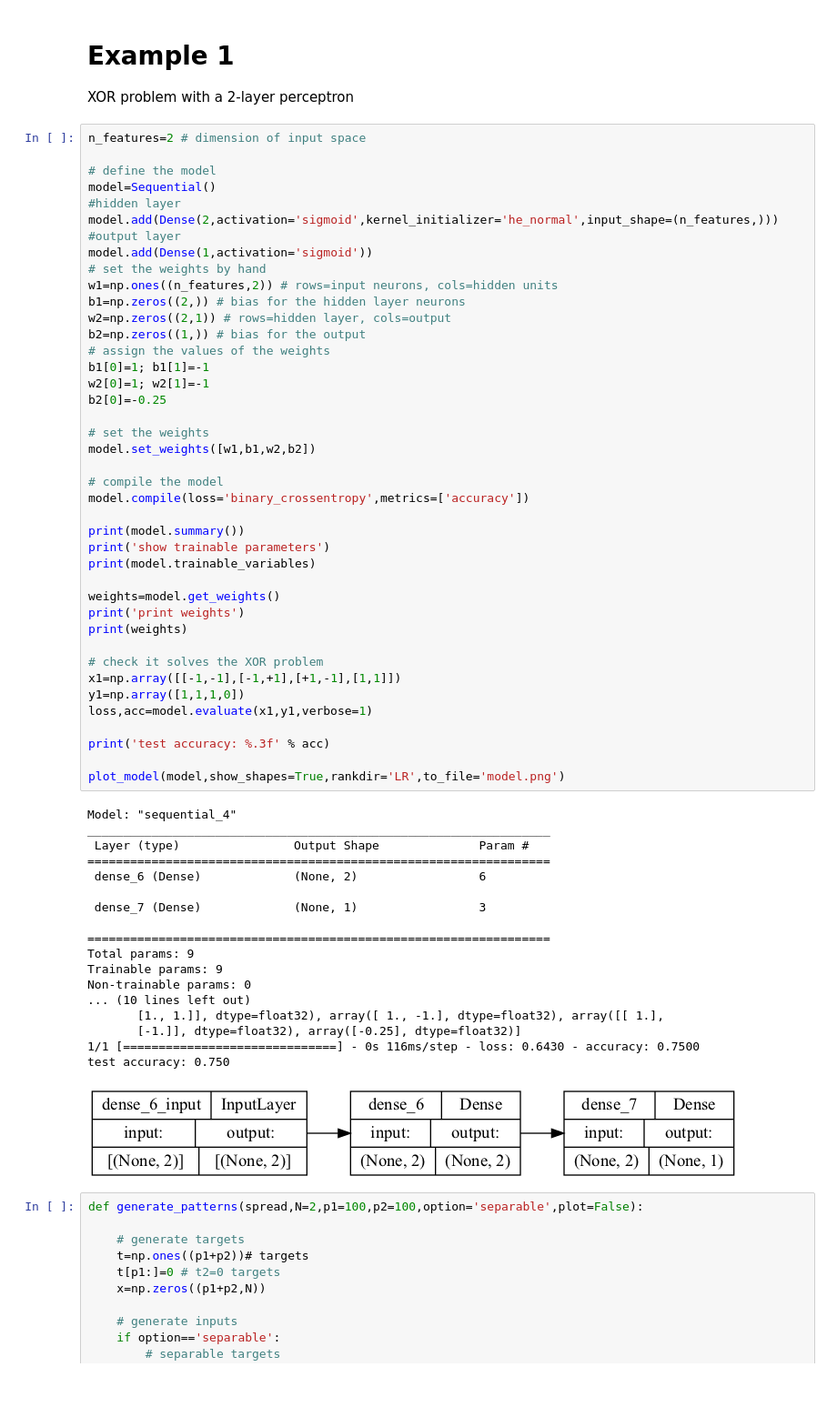
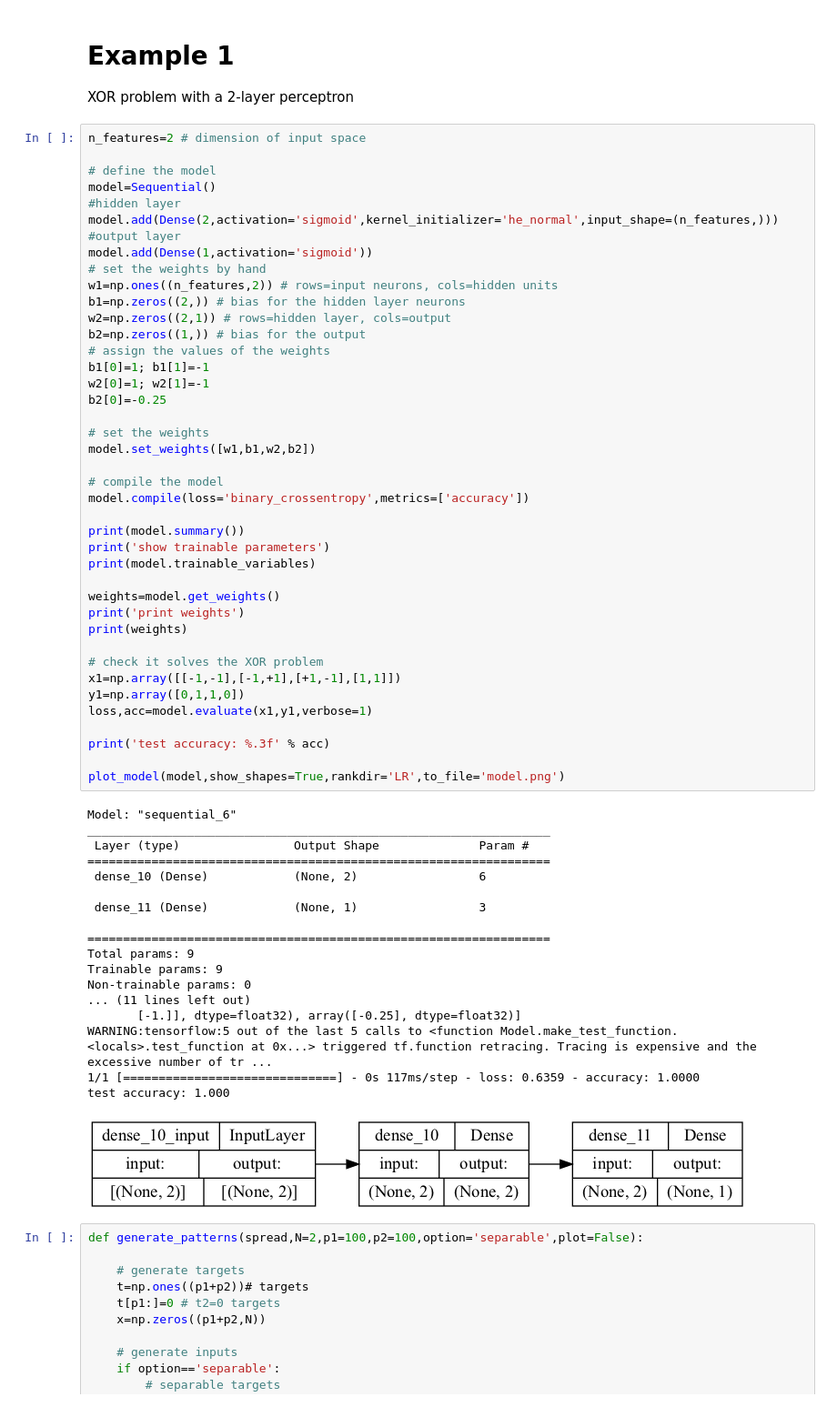
Before and after one commit to jsearcy1/AppliedMathNotebooks, a Jupyter notebook: MATH410/MATH410_tf_XOR_2L_perceptron0.ipynb, the cells around one changed output. Shown at 91% size. Cells and saved outputs as stored; diff of their text form.

```diff
--- a/MATH410/MATH410_tf_XOR_2L_perceptron0.ipynb
+++ b/MATH410/MATH410_tf_XOR_2L_perceptron0.ipynb
@@ -57,42 +57,42 @@ model.set_weights([w1,b1,w2,b2])
 
 # compile the model
 model.compile(loss='binary_crossentropy',metrics=['accuracy'])
 
 print(model.summary())
 print('show trainable parameters')
 print(model.trainable_variables)
 
 weights=model.get_weights()
 print('print weights')
 print(weights)
 
 # check it solves the XOR problem
 x1=np.array([[-1,-1],[-1,+1],[+1,-1],[1,1]])
-y1=np.array([1,1,1,0])
+y1=np.array([0,1,1,0])
 loss,acc=model.evaluate(x1,y1,verbose=1)
 
 print('test accuracy: %.3f' % acc)
 
 plot_model(model,show_shapes=True,rankdir='LR',to_file='model.png')
 # %% [output]
-Model: "sequential_4"
+Model: "sequential_6"
 _________________________________________________________________
  Layer (type)                Output Shape              Param #
 =================================================================
- dense_6 (Dense)             (None, 2)                 6
+ dense_10 (Dense)            (None, 2)                 6
 
- dense_7 (Dense)             (None, 1)                 3
+ dense_11 (Dense)            (None, 1)                 3
 
 =================================================================
 Total params: 9
 Trainable params: 9
 Non-trainable params: 0
-... (10 lines left out)
-       [1., 1.]], dtype=float32), array([ 1., -1.], dtype=float32), array([[ 1.],
+... (11 lines left out)
        [-1.]], dtype=float32), array([-0.25], dtype=float32)]
-1/1 [==============================] - 0s 116ms/step - loss: 0.6430 - accuracy: 0.7500
-test accuracy: 0.750
+WARNING:tensorflow:5 out of the last 5 calls to <function Model.make_test_function.<locals>.test_function at 0x...> triggered tf.function retracing. Tracing is expensive and the excessive number of tr ...
+1/1 [==============================] - 0s 117ms/step - loss: 0.6359 - accuracy: 1.0000
+test accuracy: 1.000
-[figure, old version]
+[figure, new version]
 # %%
 def generate_patterns(spread,N=2,p1=100,p2=100,option='separable',plot=False):
 
```
Also changed, not shown: parts of 5 cells of this notebook, 1 other file.
